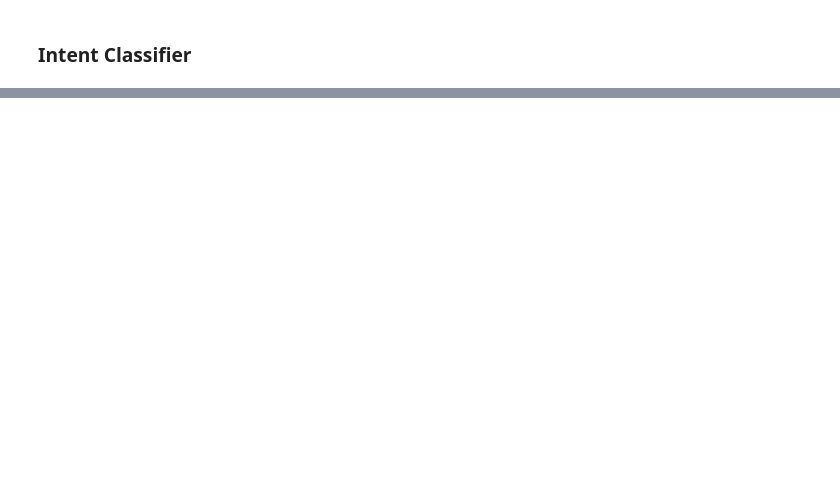
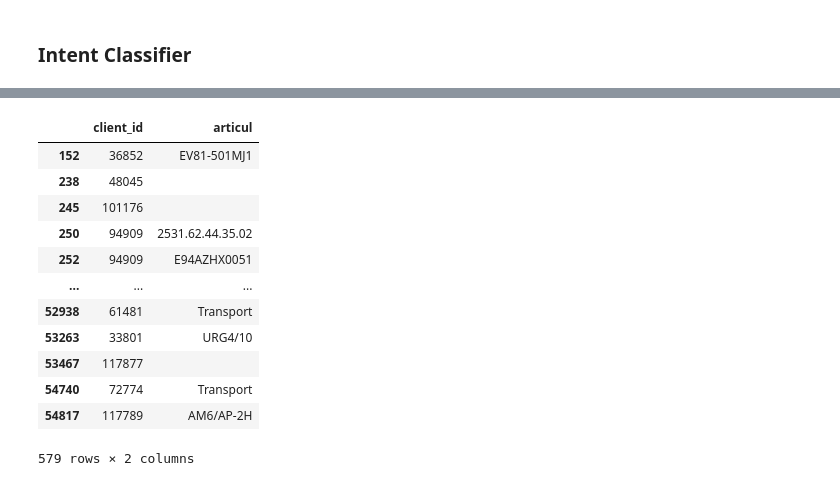
Before and after one commit to Valuamba/components_agent_sales, a Jupyter notebook: notebooks/famaga/classification_agent.ipynb, the cells around one changed output, grey strips where cells are left out. Cells and saved outputs as stored; diff of their text form; code cells hidden in the pictures; blank space fills up the shorter version.

```diff
--- a/notebooks/famaga/classification_agent.ipynb
+++ b/notebooks/famaga/classification_agent.ipynb
@@ -408,0 +272,23 @@ Pricing Inquiries and Confirmation -> Pricing Inquiries -> Discount Requests
+# %%
+# Import necessary libraries
+import pandas as pd
+
+# Assuming 'df' is your DataFrame
+
+# Step 1: Group by 'articul' and 'client_id', and sort by 'requisition_created' to ensure chronological order
+
+def price_change_exceeds_5_percent(group, exceed_num):
+    # Calculate the percentage change in 'price_sell' and check if any exceed 5%
+    price_changes = group['price_sell'].pct_change().abs() > exceed_num
+    return price_changes.any()
+
+def get_deals_with_exceeds_price(df, exceed_num=0.1):
+    df['price_sell'] = pd.to_numeric(df['price_sell'], errors='coerce')
+    df = df[pd.notna(df['margin'])]
+
+    grouped = df.sort_values(by='requisition_created').groupby(['articul', 'client_id'])
+    clients_with_price_change = grouped.filter(lambda x: price_change_exceeds_5_percent(x, exceed_num))
+
+    unique_clients = clients_with_price_change[['client_id', 'articul']].drop_duplicates()
+
+    return unique_clients
@@ -408,0 +360,16 @@ Pricing Inquiries and Confirmation -> Pricing Inquiries -> Discount Requests
+# %%
+get_deals_with_exceeds_price(df, 0.2)
+# %% [output]
+|  | client_id | articul |
+| 152 | 36852 | EV81-501MJ1 |
+| 238 | 48045 |  |
+| 245 | 101176 |  |
+| 250 | 94909 | 2531.62.44.35.02 |
+| 252 | 94909 | E94AZHX0051 |
+| ... | ... | ... |
+| 52938 | 61481 | Transport |
+| 53263 | 33801 | URG4/10 |
+| 53467 | 117877 |  |
+| 54740 | 72774 | Transport |
+| 54817 | 117789 | AM6/AP-2H |
+579 rows × 2 columns
```
Also changed, not shown: parts of 58 cells of this notebook, 15 other files.
